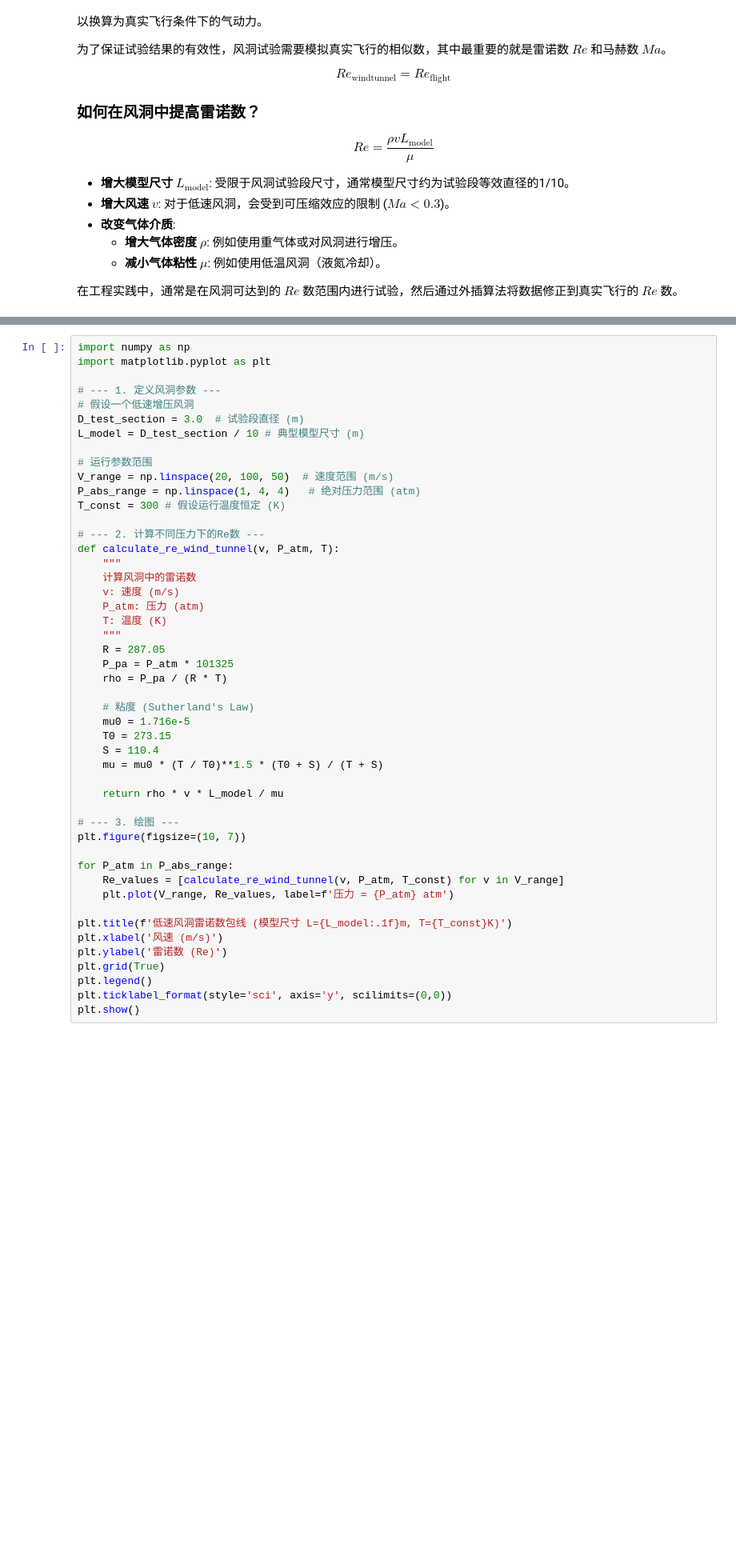
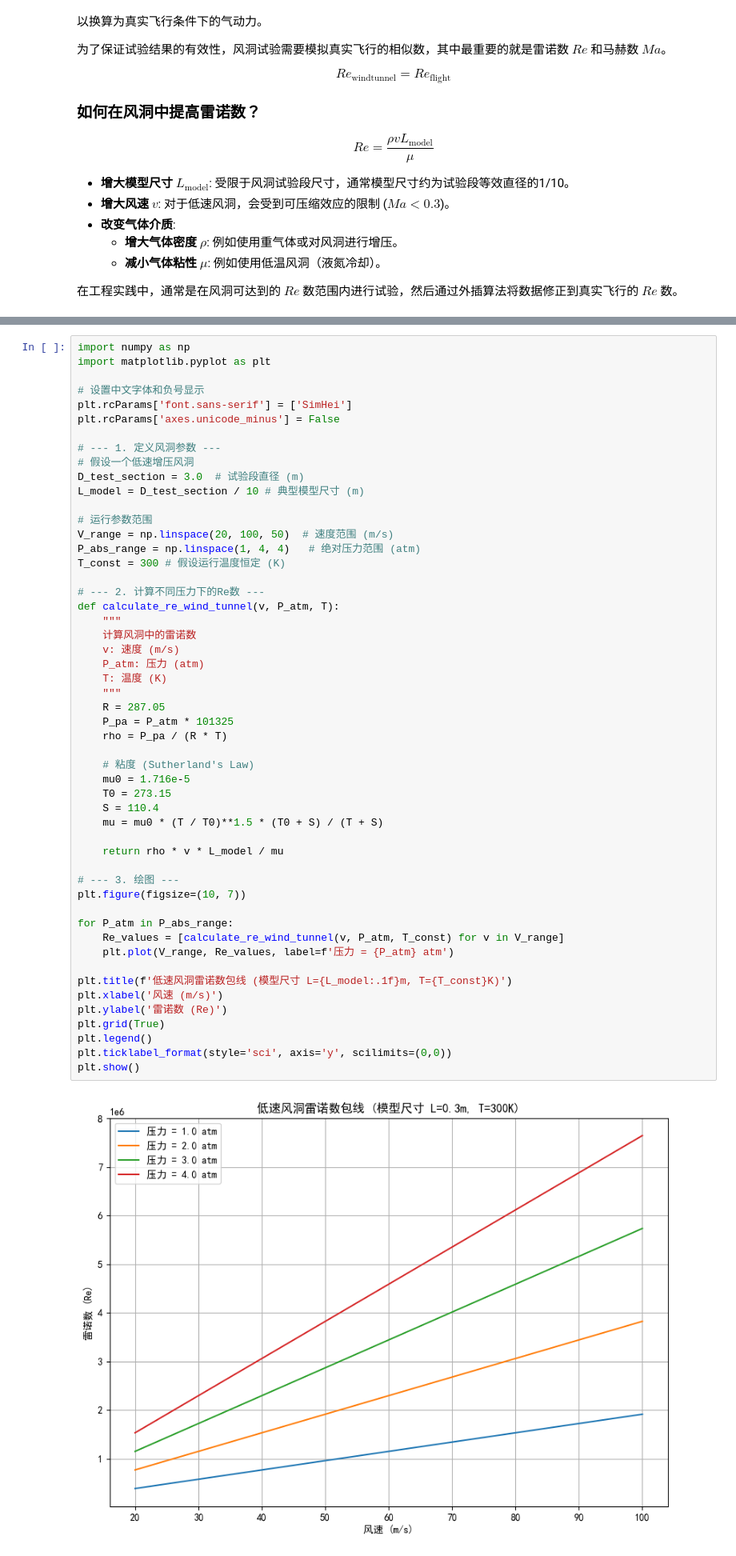
Before and after one commit to qchen-fdii-cardc/lecture-on-wtd, a Jupyter notebook: modules/part03/reynolds-number-and-wind-tunnel.ipynb, the cells around one changed output, grey strips where cells are left out. Shown at 80% size. Saved outputs shown, nothing was run; the diff lists cells and outputs as text; blank space fills up the shorter version.

Commit message:
fix font error

```diff
--- a/modules/part03/reynolds-number-and-wind-tunnel.ipynb
+++ b/modules/part03/reynolds-number-and-wind-tunnel.ipynb
@@ -241,6 +245,10 @@ $$
 # %%
 import numpy as np
 import matplotlib.pyplot as plt
+
+# 设置中文字体和负号显示
+plt.rcParams['font.sans-serif'] = ['SimHei']
+plt.rcParams['axes.unicode_minus'] = False
 
 # --- 1. 定义风洞参数 ---
 # 假设一个低速增压风洞
@@ -259,33 +267,35 @@ def calculate_re_wind_tunnel(v, P_atm, T):
     v: 速度 (m/s)
     P_atm: 压力 (atm)
     T: 温度 (K)
     """
     R = 287.05
     P_pa = P_atm * 101325
     rho = P_pa / (R * T)
 
     # 粘度 (Sutherland's Law)
     mu0 = 1.716e-5
     T0 = 273.15
     S = 110.4
     mu = mu0 * (T / T0)**1.5 * (T0 + S) / (T + S)
 
     return rho * v * L_model / mu
 
 # --- 3. 绘图 ---
 plt.figure(figsize=(10, 7))
 
 for P_atm in P_abs_range:
     Re_values = [calculate_re_wind_tunnel(v, P_atm, T_const) for v in V_range]
     plt.plot(V_range, Re_values, label=f'压力 = {P_atm} atm')
 
 plt.title(f'低速风洞雷诺数包线 (模型尺寸 L={L_model:.1f}m, T={T_const}K)')
 plt.xlabel('风速 (m/s)')
 plt.ylabel('雷诺数 (Re)')
 plt.grid(True)
 plt.legend()
 plt.ticklabel_format(style='sci', axis='y', scilimits=(0,0))
 plt.show()
+# %% [output]
+[figure, added]
 # %% [markdown]
 ## 结论
 
```
Also changed, not shown: 4 other files.
